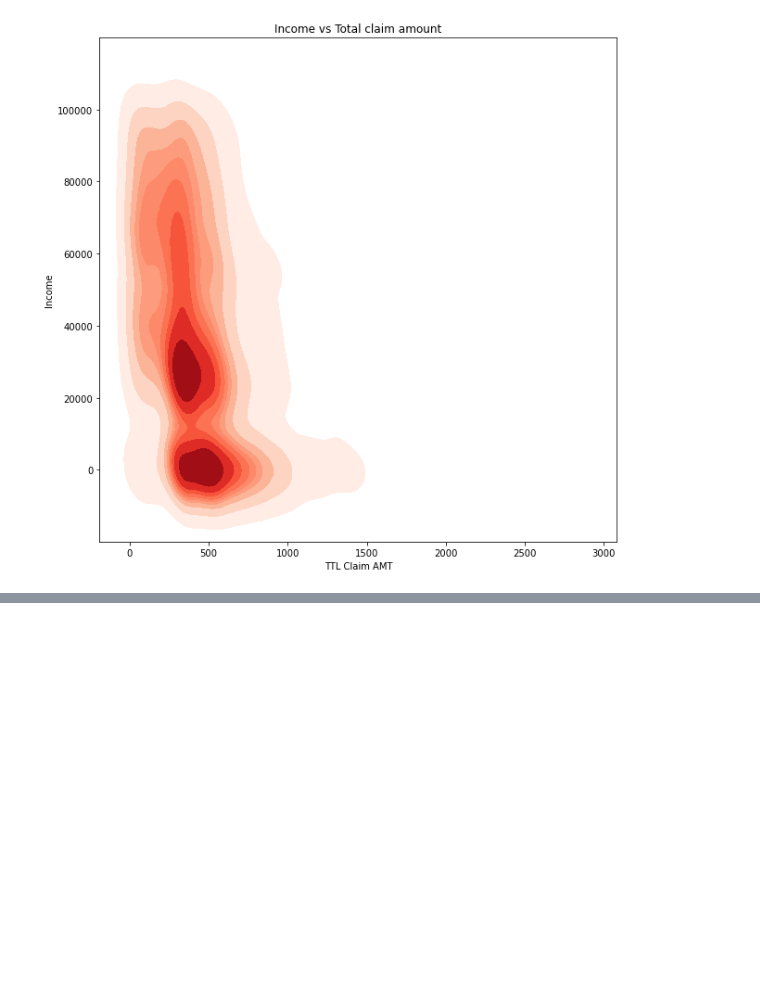
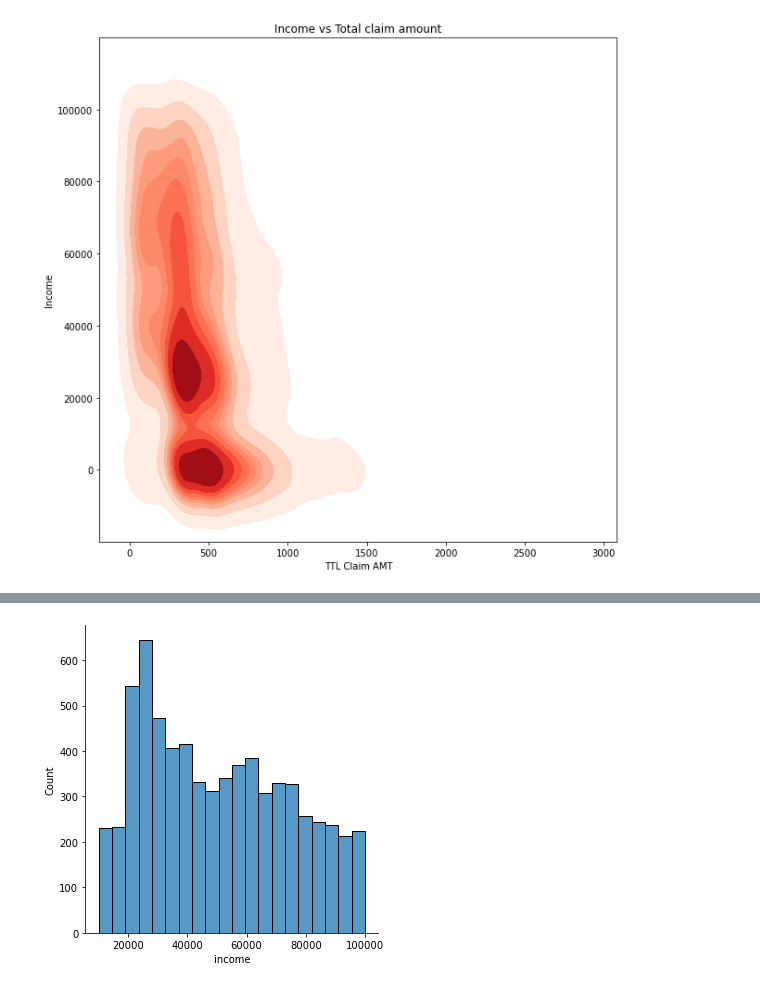
Before and after one commit to davis-pudans/lab-customer-analysis-round-3, a Jupyter notebook: Marketing_customer_analysis_labwork_3.ipynb, the cells around one changed output, grey strips where cells are left out. Cells and saved outputs as stored; diff of their text form; code cells hidden in the pictures; blank space fills up the shorter version.

```diff
--- a/Marketing_customer_analysis_labwork_3.ipynb
+++ b/Marketing_customer_analysis_labwork_3.ipynb
@@ -297,0 +395,5 @@ plt.show()
+# %%
+sns.displot(datanum['income'], bins=20)
+plt.show()
+# %% [output]
+[figure, added]
```
Also changed, not shown: parts of 10 cells of this notebook.
